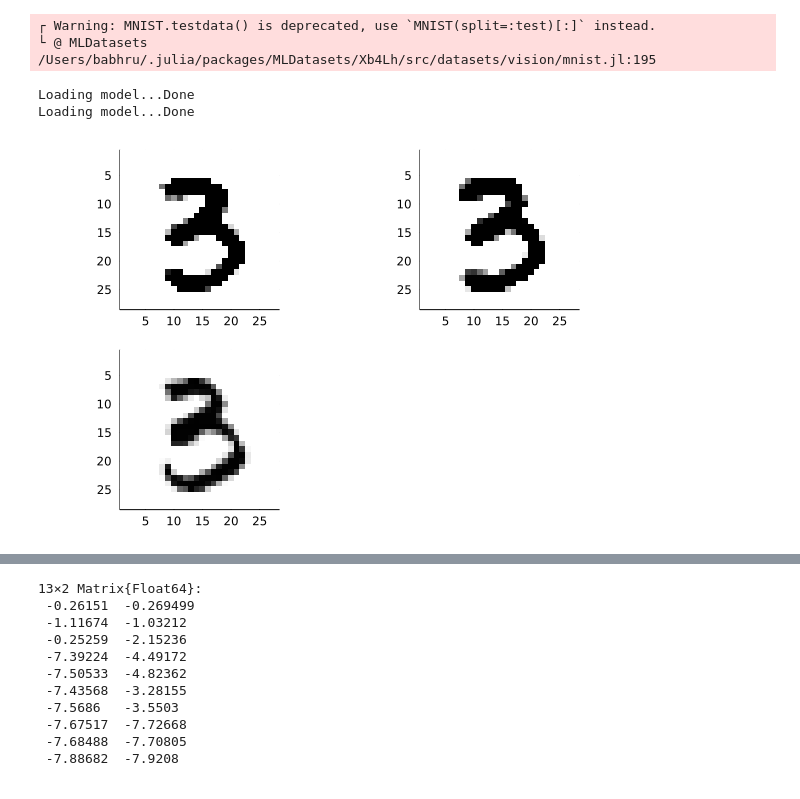
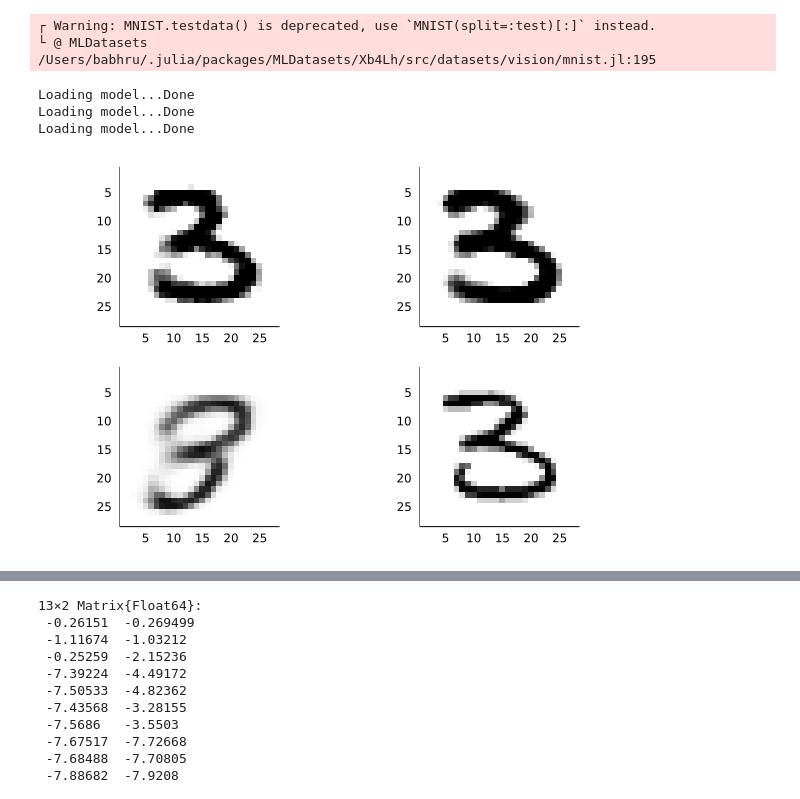
Before and after one commit to babhrujoshi/GNN_Isometries, a Jupyter notebook: MNIST_image_recovery.ipynb, the cells around one changed output, grey strips where cells are left out. Drawn from its saved outputs; the diff is of its cells as text; code cells hidden in the pictures.

```diff
--- a/MNIST_image_recovery.ipynb
+++ b/MNIST_image_recovery.ipynb
@@ -57,41 +56,61 @@ end
 x_true= x_batch[:,i];
 
 # Load the model and test set loader incoherent
-epoch_to_load_inco = 20
-dir_inco = "trained_GNN/MNIST_identity_v2"
+epoch_to_load_inco = 25
+dir_inco = "trained_GNN/MNIST_identity_v4"
 encoder_μ_inco, encoder_logvar_inco, W1_inco, W2_inco, W3_inco, Q_inco = load_model_sep(dir_inco, epoch_to_load_inco);
 
 μ = encoder_μ_inco(x_true)
 logvar_inco = encoder_logvar_inco(x_true)
 # Apply reparameterisation trick to sample latent
 z_inco = μ + randn(Float32, size(logvar_inco)) .* exp.(0.5f0 * logvar_inco)
 
 # Load the model and test set loader unenforced
-epoch_to_load_co = 20
-dir_co = "trained_GNN/MNIST_v3"
+epoch_to_load_co = 25
+dir_co = "trained_GNN/MNIST_v2"
 encoder_μ_co, encoder_logvar_co, W1_co, W2_co, W3_co, Q_co = load_model_sep(dir_co, epoch_to_load_co);
 
 μ = encoder_μ_co(x_true)
 logvar_co = encoder_logvar_co(x_true)
 # Apply reparameterisation trick to sample latent
 z_co = μ + randn(Float32, size(logvar_co)) .* exp.(0.5f0 * logvar_co)
+
+
+# Load the model and test set loader unenforced
+epoch_to_load_co = 20
+dir_co = "trained_GNN/MNIST"
+encoder_μ_co_sig, encoder_logvar_co_sig, decoder = load_model(dir_co, epoch_to_load_co);
+
+μ = encoder_μ_co(x_true)
+logvar_co = encoder_logvar_co(x_true)
+# Apply reparameterisation trick to sample latent
+z_co_sig = μ + randn(Float32, size(logvar_co)) .* exp.(0.5f0 * logvar_co)
 
 #setup
 x_dim = 784
 k = 20
 tolerance = 1e-7; max_iter = 5000; out_toggle = 0
 opt = Flux.Optimise.ADAM(.1);
 
 G_inco(z) =Q_inco *W3_inco*relu(W2_inco*relu(W1_inco*z))
 G_co(z) = Q_co*relu(W2_co*relu(W1_co*z))
+G_co_sig(z) = sigmoid(Flux.params(decoder)[3]*relu(Flux.params(decoder)[2]*relu(Flux.params(decoder)[1]*z)))
 
-plot(plot(colorview(Gray, reshape(G_inco(z_inco), 28,28)' )), plot(colorview(Gray, reshape(G_co(z_co), 28,28)' )), plot(colorview(Gray, reshape(x_true, 28,28)' )) )
+
+plot(plot(colorview(Gray, reshape(G_inco(z_inco), 28,28)' )),
+    plot(colorview(Gray, reshape(G_co(z_co), 28,28)' )),
+    plot(colorview(Gray, reshape(G_co_sig(z_co_sig), 28,28)' )),
+    plot(colorview(Gray, reshape(x_true, 28,28)' ))
+    )
+
+    # decoder
 # %% [output]
 ┌ Warning: MNIST.testdata() is deprecated, use `MNIST(split=:test)[:]` instead.
 └ @ MLDatasets /Users/babhru/.julia/packages/MLDatasets/Xb4Lh/src/datasets/vision/mnist.jl:195
 Loading model...Done
 Loading model...Done
+Loading model...Done
-[figure, old version]
+[figure, new version]
 # %%
 k = 20
 m_list = [10, 15, 20, 25, 30, 35, 40, 45, 50, 100, 150, 200, 250];
```
Also changed, not shown: parts of 4 cells of this notebook.
